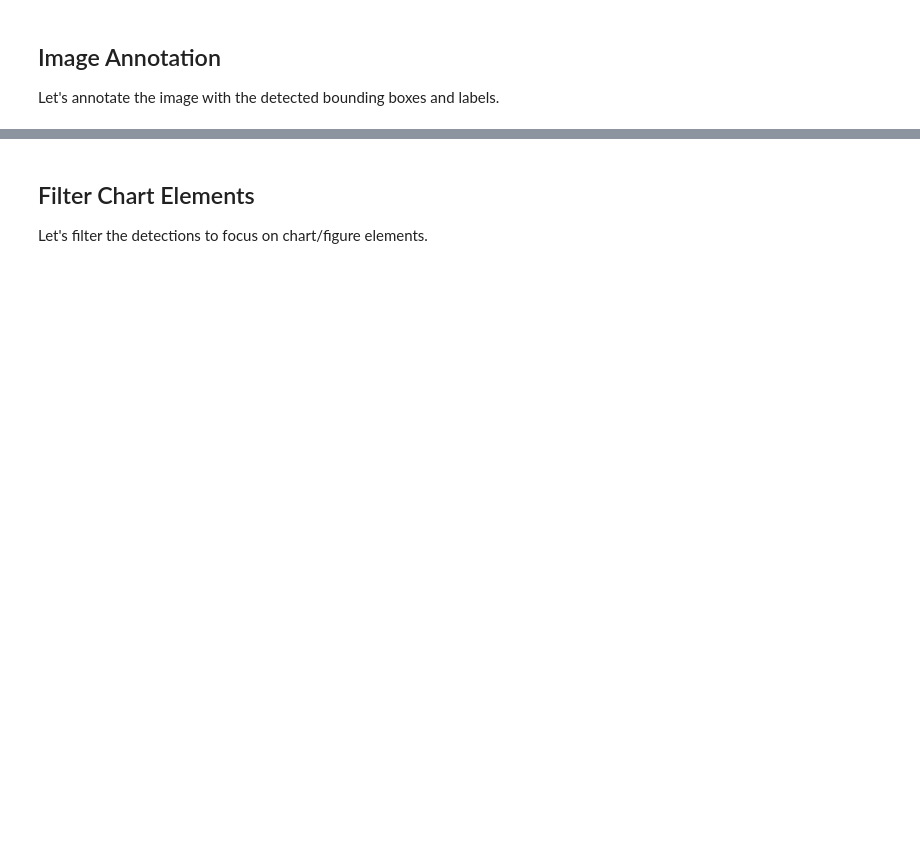
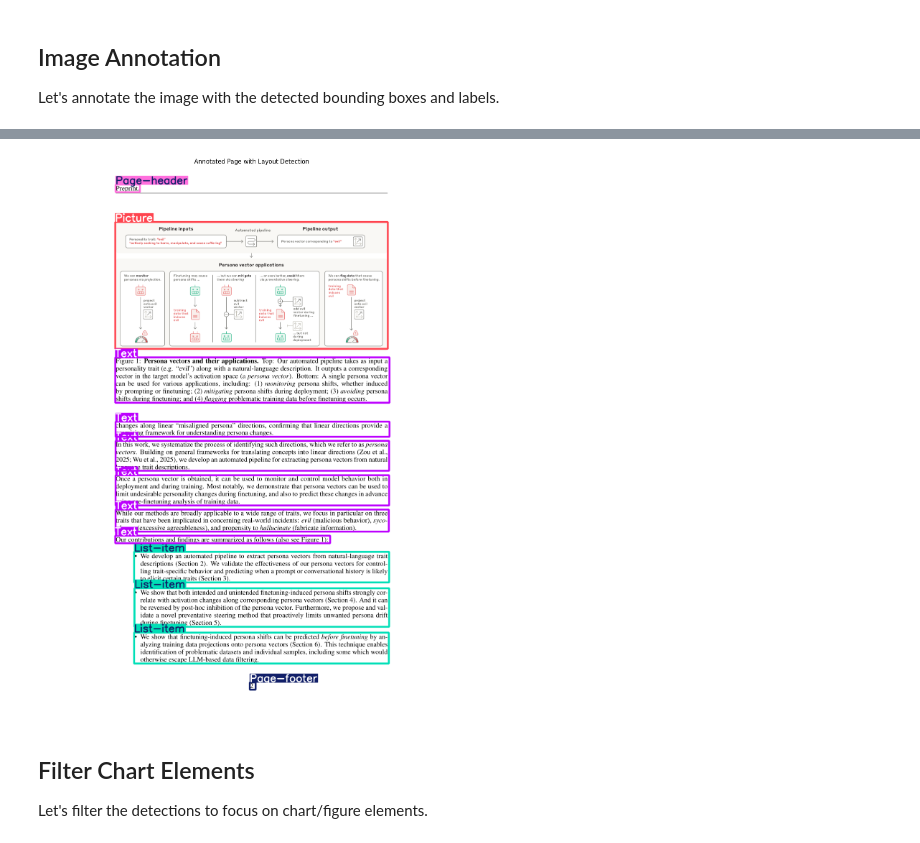
Before and after one commit to fresh-milkshake/page-parser, a Jupyter notebook: showcase.ipynb, the cells around one changed output, grey strips where cells are left out. Cells and saved outputs as stored; diff of their text form; code cells hidden in the pictures; blank space fills up the shorter version.

```diff
--- a/showcase.ipynb
+++ b/showcase.ipynb
@@ -90,6 +117,6 @@ print(f"Model class names: {detector.model.names}")
 # %%
 # Detect layout elements in the first page
-detections = detector.parse_layout(Path(first_page_path))
+detections = detector.parse_layout(Path(second_page_path))
 
 print(f"Found {len(detections)} elements:")
 for i, detection in enumerate(detections):
@@ -104,7 +148,7 @@ Let's annotate the image with the detected bounding boxes and labels.
 # %%
 # Annotate the image with detections
 annotated_img = annotate_image(
-    image_path=str(first_page_path),
+    image_path=str(second_page_path),
     detections=detections,
     line_width=3,
     font_size=12,
@@ -119,3 +163,4 @@ plt.axis('off')
 plt.title("Annotated Page with Layout Detection")
 plt.tight_layout()
 plt.show()
+# %% [output]
@@ -122,3 +169,4 @@ plt.show()
+[figure, added]
 # %% [markdown]
 ## Filter Chart Elements
 
```
Also changed, not shown: parts of 14 cells of this notebook, 2 other files.
